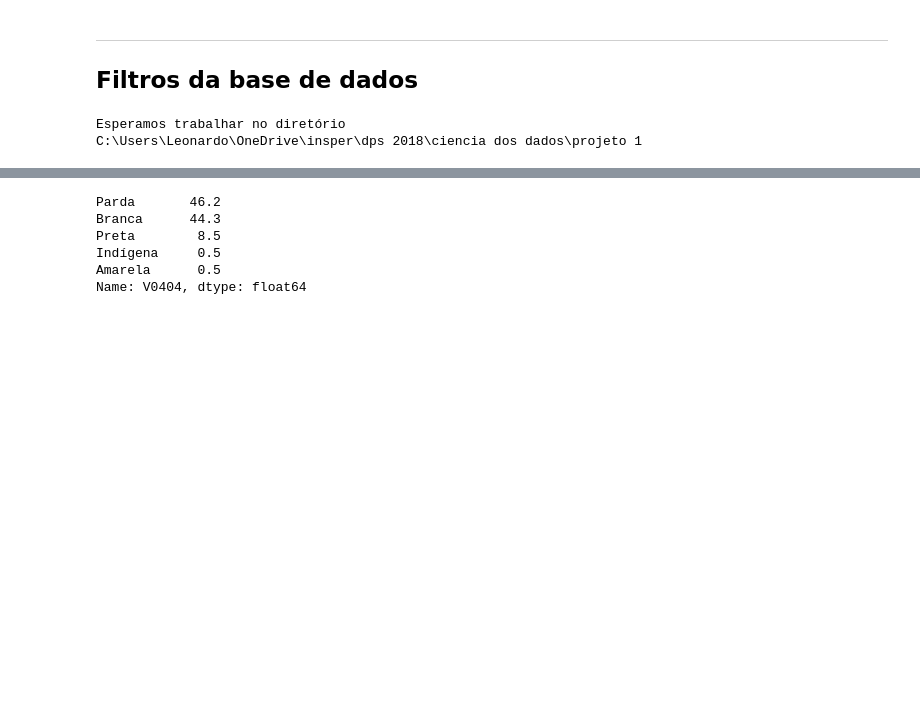
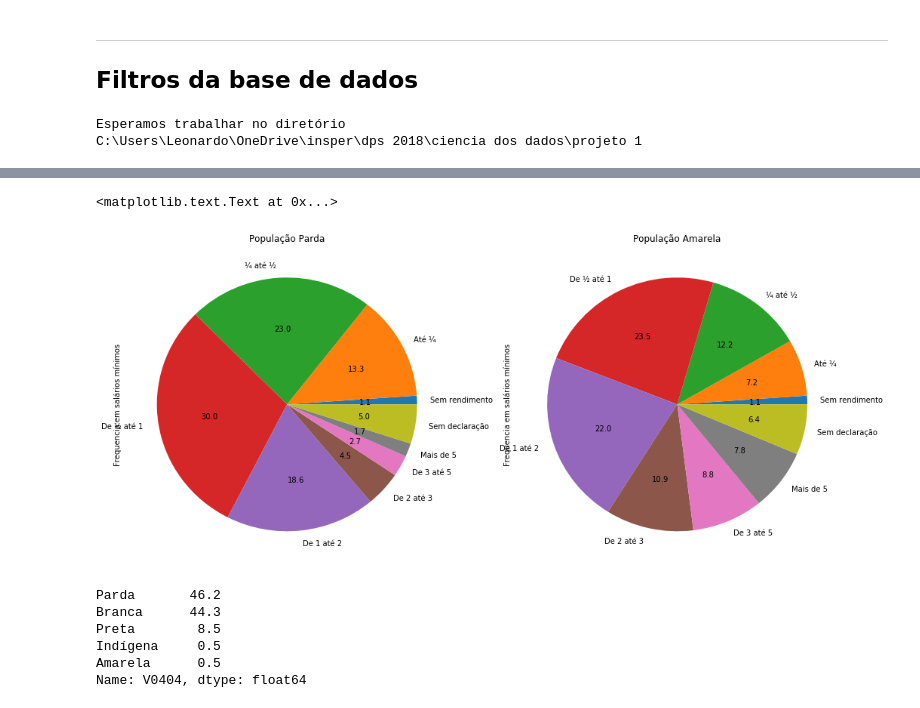
Before and after one commit to leonardoimakuma/cd2018, a Jupyter notebook: Projeto1 Layout.ipynb, the cells around one changed output, grey strips where cells are left out. Saved outputs shown, nothing was run; the diff lists cells and outputs as text; code cells hidden in the pictures; blank space fills up the shorter version.

```diff
--- a/Projeto1 Layout.ipynb
+++ b/Projeto1 Layout.ipynb
@@ -90,3 +87,21 @@ plt.xlabel('')
+# %%
+fig = plt.figure(figsize=(17, 17))
+
+entrada4 = (parda.V4743.value_counts(sort=False, normalize=True)*100).round(decimals=1)
+
+plt.subplot(221)
+plot = entrada4.plot(kind='pie',title='População Parda',autopct='%.1f')
+plt.ylabel('Frequencia em salários mínimos')
+
+
+entrada5 = (amarela.V4743.value_counts(sort=False, normalize=True)*100).round(decimals=1)
+
+plt.subplot(222)
+plot = entrada5.plot(kind='pie',title='População Amarela',autopct='%.1f')
+plt.ylabel('Frequencia em salários mínimos')
+# %% [output]
+<matplotlib.text.Text at 0x...>
+[figure, added]
 # %%
 #filtragem por sexo
 homens=dadosID2011.loc[(dadosID2011['V0302'] == 'Masculino')]
```
Also changed, not shown: parts of 15 cells of this notebook.
